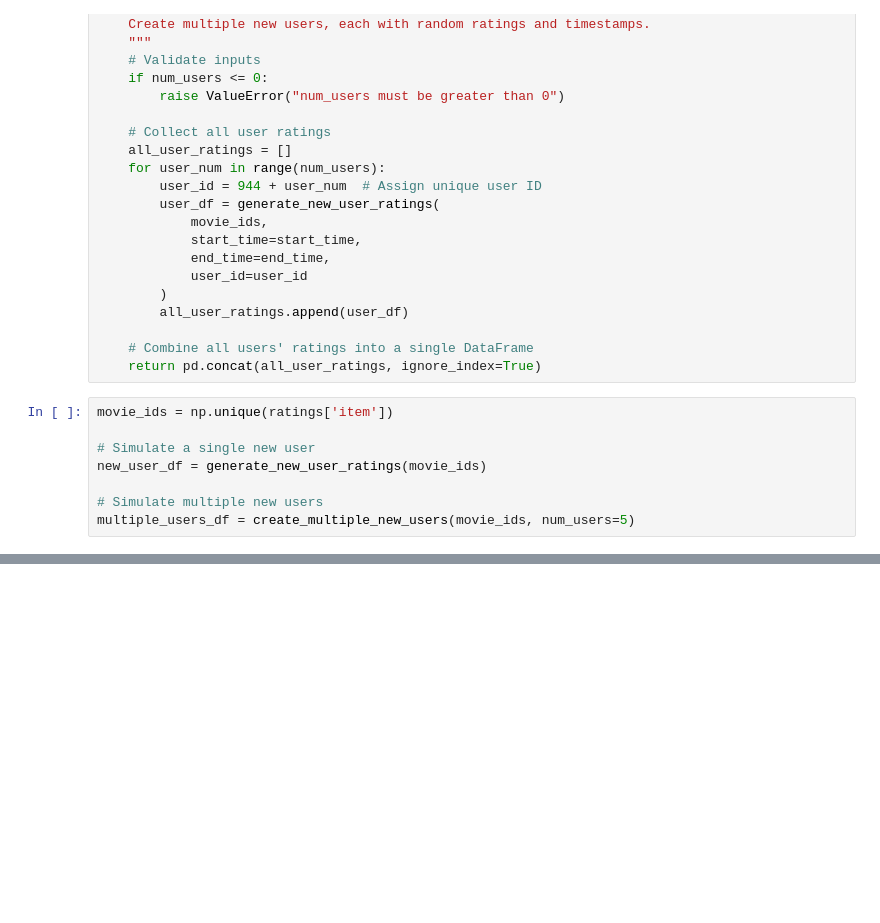
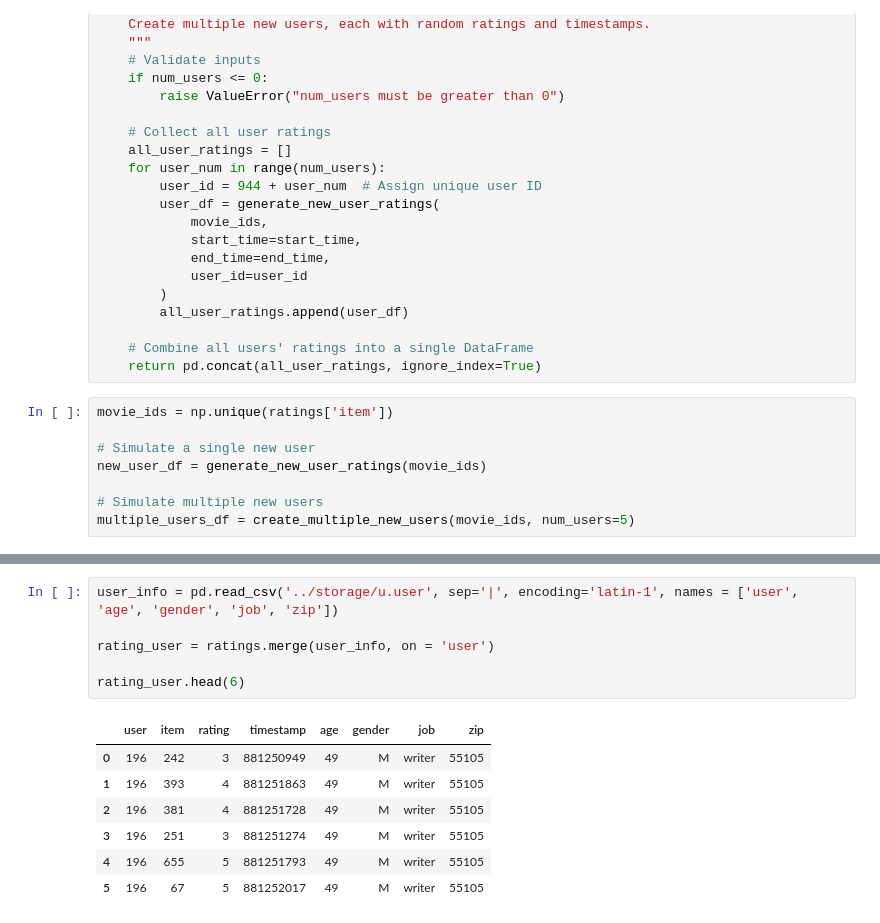
Before and after one commit to kaneelgit/senevirathne-kaneel-EN705603, a Jupyter notebook: moviemate/notebooks/cold_start_analysis.ipynb, the cells around one changed output, grey strips where cells are left out. Cells and saved outputs as stored; diff of their text form; blank space fills up the shorter version.

```diff
--- a/moviemate/notebooks/cold_start_analysis.ipynb
+++ b/moviemate/notebooks/cold_start_analysis.ipynb
@@ -132,0 +176,14 @@ Name: count, dtype: int64
+# %%
+user_info = pd.read_csv('../storage/u.user', sep='|', encoding='latin-1', names = ['user', 'age', 'gender', 'job', 'zip'])
+
+rating_user = ratings.merge(user_info, on = 'user')
+
+rating_user.head(6)
+# %% [output]
+|  | user | item | rating | timestamp | age | gender | job | zip |
+| 0 | 196 | 242 | 3 | 881250949 | 49 | M | writer | 55105 |
+| 1 | 196 | 393 | 4 | 881251863 | 49 | M | writer | 55105 |
+| 2 | 196 | 381 | 4 | 881251728 | 49 | M | writer | 55105 |
+| 3 | 196 | 251 | 3 | 881251274 | 49 | M | writer | 55105 |
+| 4 | 196 | 655 | 5 | 881251793 | 49 | M | writer | 55105 |
+| 5 | 196 | 67 | 5 | 881252017 | 49 | M | writer | 55105 |
```
Also changed, not shown: parts of 10 cells of this notebook.
